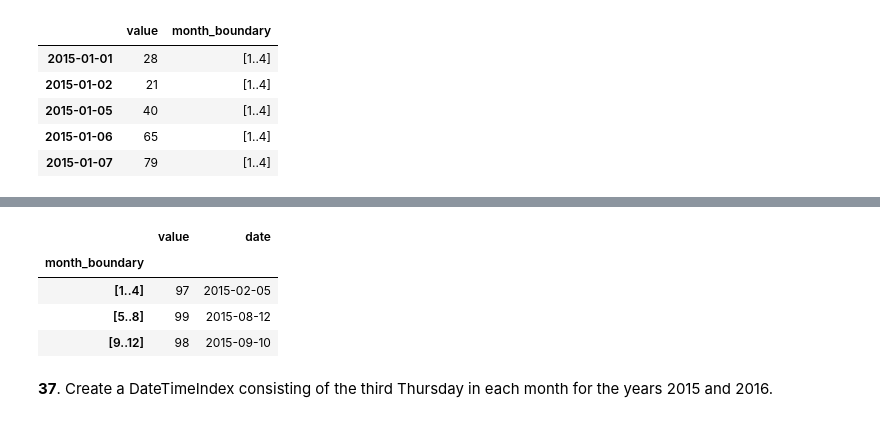
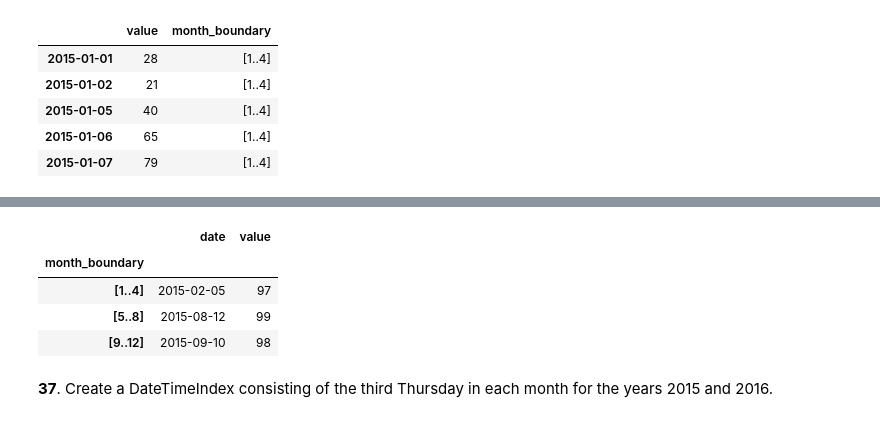
Before and after one commit to unchil/Notebook, a Jupyter notebook: Puzzles_Python.ipynb, the cells around one changed output, grey strips where cells are left out. Cells and saved outputs as stored; diff of their text form; code cells hidden in the pictures.

```diff
--- a/Puzzles_Python.ipynb
+++ b/Puzzles_Python.ipynb
@@ -1301,11 +1292,13 @@ result
-# %%
-result['date'] = df.groupby('month_boundary', observed=True).idxmax().value
-result
-# %% [output]
-|  | value | date |
-| month_boundary |  |  |
-| [1..4] | 97 | 2015-02-05 |
-| [5..8] | 99 | 2015-08-12 |
-| [9..12] | 98 | 2015-09-10 |
+# %%
+df.groupby('month_boundary', observed=True).agg(
+    date= pd.NamedAgg(column="value", aggfunc="idxmax"),
+    value= pd.NamedAgg(column="value", aggfunc="max")
+)
+# %% [output]
+|  | date | value |
+| month_boundary |  |  |
+| [1..4] | 2015-02-05 | 97 |
+| [5..8] | 2015-08-12 | 99 |
+| [9..12] | 2015-09-10 | 98 |
 # %% [markdown]
 **37**. Create a DateTimeIndex consisting of the third Thursday in each month for the years 2015 and 2016.
```
Also changed, not shown: parts of 1 cell of this notebook.
